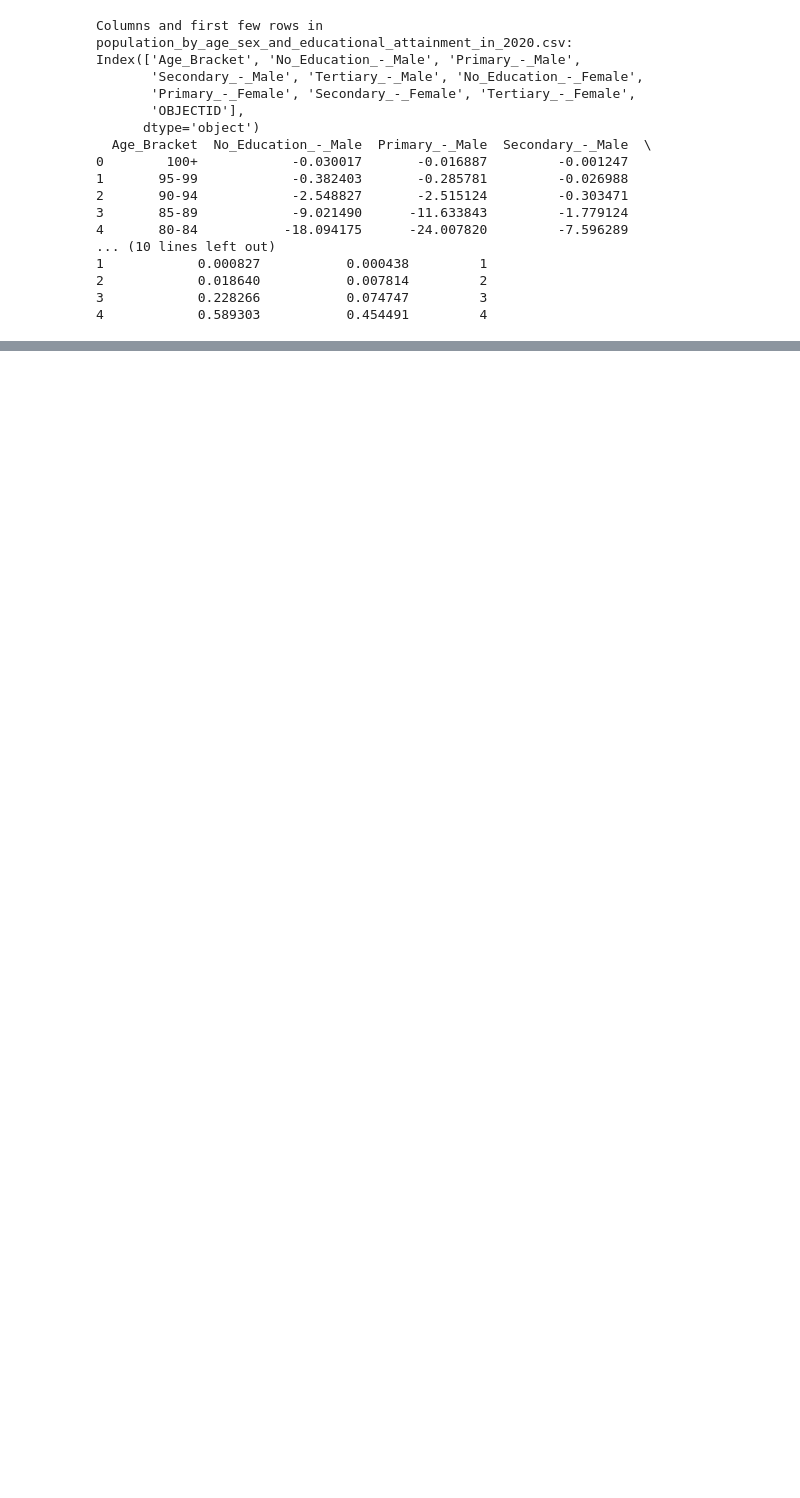
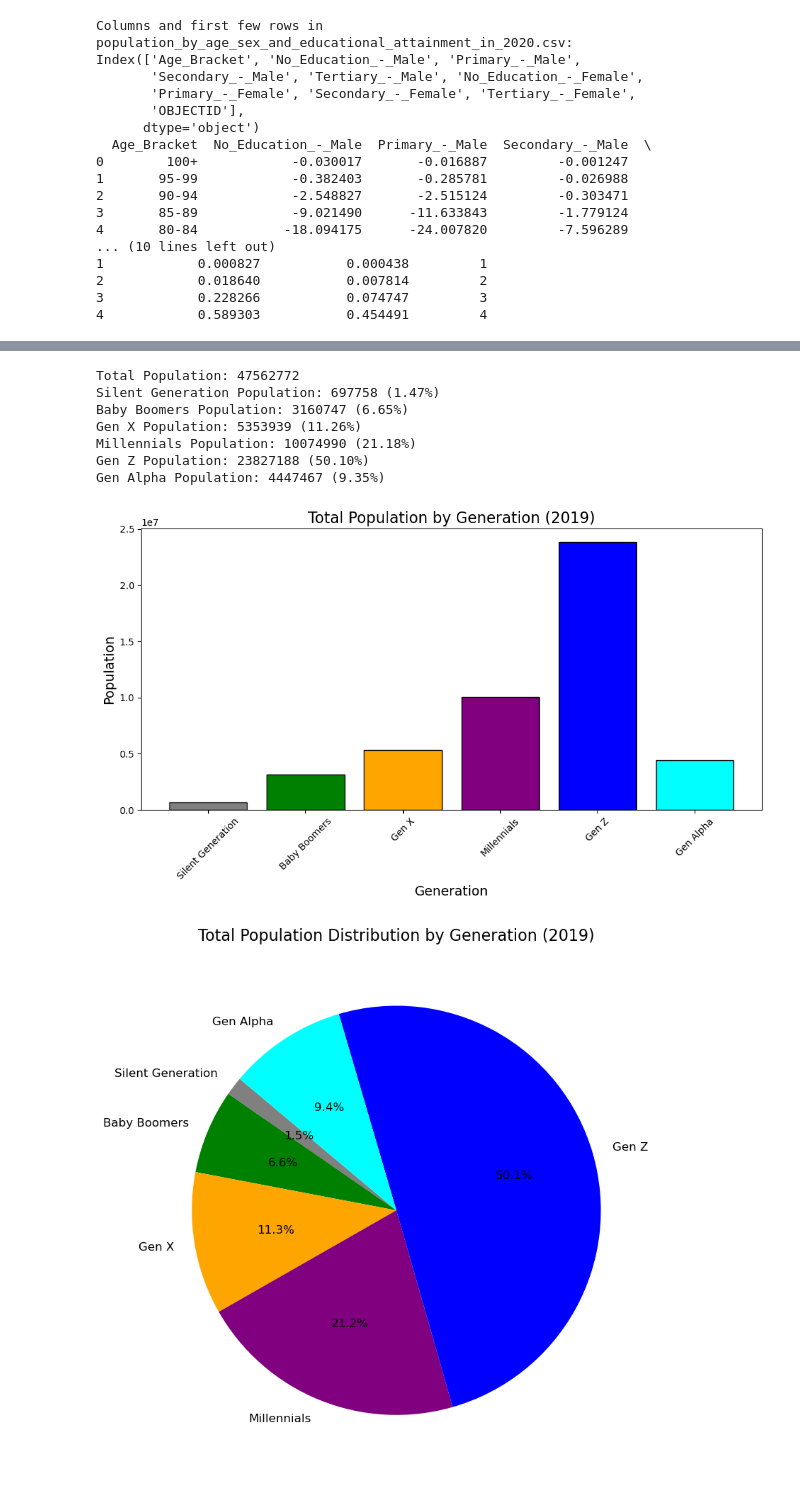
Before and after one commit to VAL-Jerono/Wa_zii, a Jupyter notebook: STUDY.IPYNB, the cells around one changed output, grey strips where cells are left out. Cells and saved outputs as stored; diff of their text form; code cells hidden in the pictures; blank space fills up the shorter version.

```diff
--- a/STUDY.IPYNB
+++ b/STUDY.IPYNB
@@ -287,0 +493,62 @@ Index(['Age_Bracket', 'No_Education_-_Male', 'Primary_-_Male',
+# %%
+import pandas as pd
+import matplotlib.pyplot as plt
+
+# Load dataset
+population_census = pd.read_excel("population census 2019.xlsx")
+
+# Define generations and their respective age groups
+generations = {
+    "Silent Generation": ['T_75_79', 'T_80_84', 'T_85_89', 'T_90_94', 'T_95_99', 'T_100Plus'],
+    "Baby Boomers": ['T_55_59', 'T_60_64', 'T_65_69', 'T_70_74'],
+    "Gen X": ['T_40_44', 'T_45_49', 'T_50_54'],
+    "Millennials": ['T_25_29', 'T_30_34', 'T_35_39'],
+    "Gen Z": ['T_00_04', 'T_05_09', 'T_10_14', 'T_15_19'],
+    "Gen Alpha": ['T_20_24']
+}
+
+# Calculate the total population per generation
+generation_totals = {}
+for gen, age_groups in generations.items():
+    generation_totals[gen] = population_census[age_groups].sum(axis=1).sum()
+
+# Total Population
+total_population = population_census['T_TL'].sum()
+
+# Print total population and Generation proportions
+print(f"Total Population: {total_population}")
+for gen, total in generation_totals.items():
+    percentage = (total / total_population) * 100
+    print(f"{gen} Population: {total} ({percentage:.2f}%)")
+
+# Visualization 1: Total Population by Generation (Bar Chart)
+plt.figure(figsize=(10, 6))
+plt.bar(generation_totals.keys(), generation_totals.values(), color=['grey', 'green', 'orange', 'purple', 'blue', 'cyan'], edgecolor='black')
+plt.title('Total Population by Generation (2019)', fontsize=16)
+plt.xlabel('Generation', fontsize=14)
+plt.ylabel('Population', fontsize=14)
+plt.xticks(rotation=45)
+plt.tight_layout()
+plt.show()
+
+# Visualization 2: Population by Generation (Pie Chart)
+labels = generation_totals.keys()
+sizes = generation_totals.values()
+colors = ['grey', 'green', 'orange', 'purple', 'blue', 'cyan']
+
+plt.figure(figsize=(8, 8))
+plt.pie(sizes, labels=labels, colors=colors, autopct='%1.1f%%', startangle=140, textprops={'fontsize': 12})
+plt.title('Total Population Distribution by Generation (2019)', fontsize=16)
+plt.axis('equal')  # Equal aspect ratio ensures that pie is drawn as a circle.
+plt.tight_layout()
+plt.show()
+# %% [output]
+Total Population: 47562772
+Silent Generation Population: 697758 (1.47%)
+Baby Boomers Population: 3160747 (6.65%)
+Gen X Population: 5353939 (11.26%)
+Millennials Population: 10074990 (21.18%)
+Gen Z Population: 23827188 (50.10%)
+Gen Alpha Population: 4447467 (9.35%)
+[figure, added]
+[figure, added]
```
Also changed, not shown: parts of 4 cells of this notebook.
